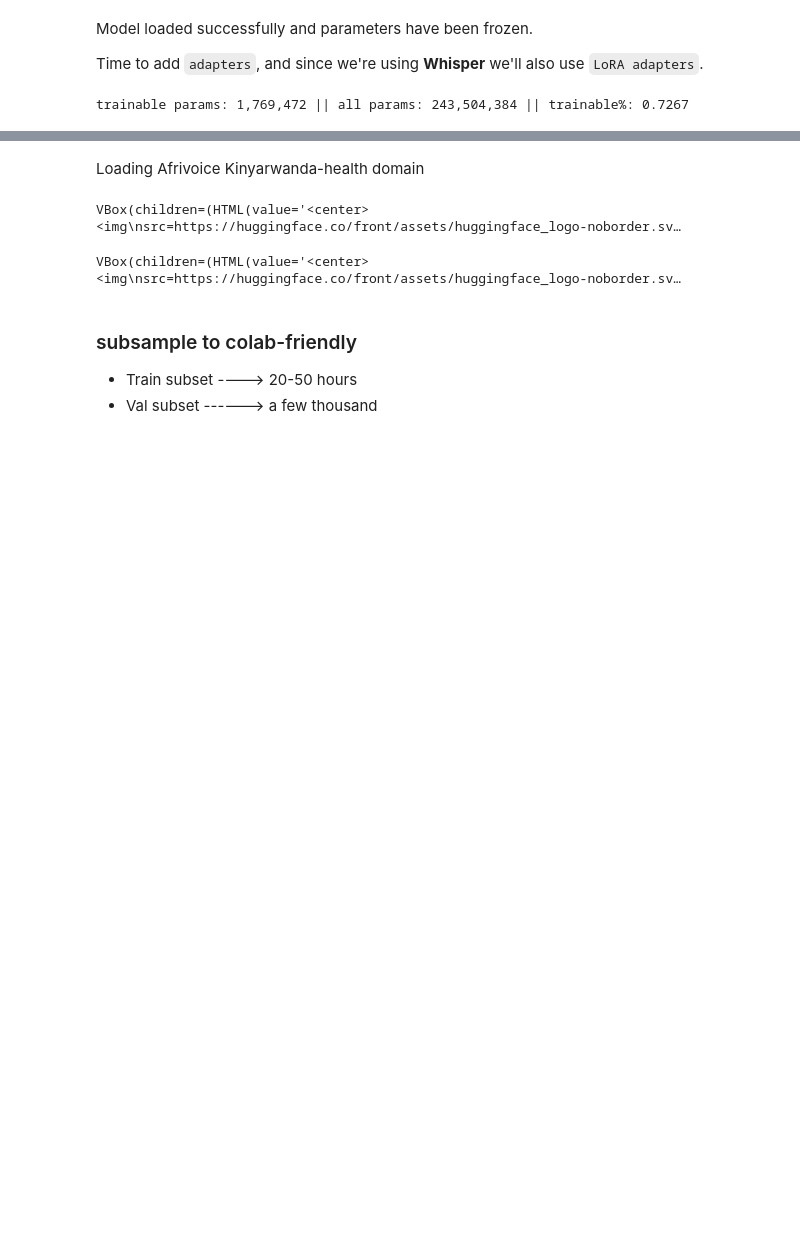
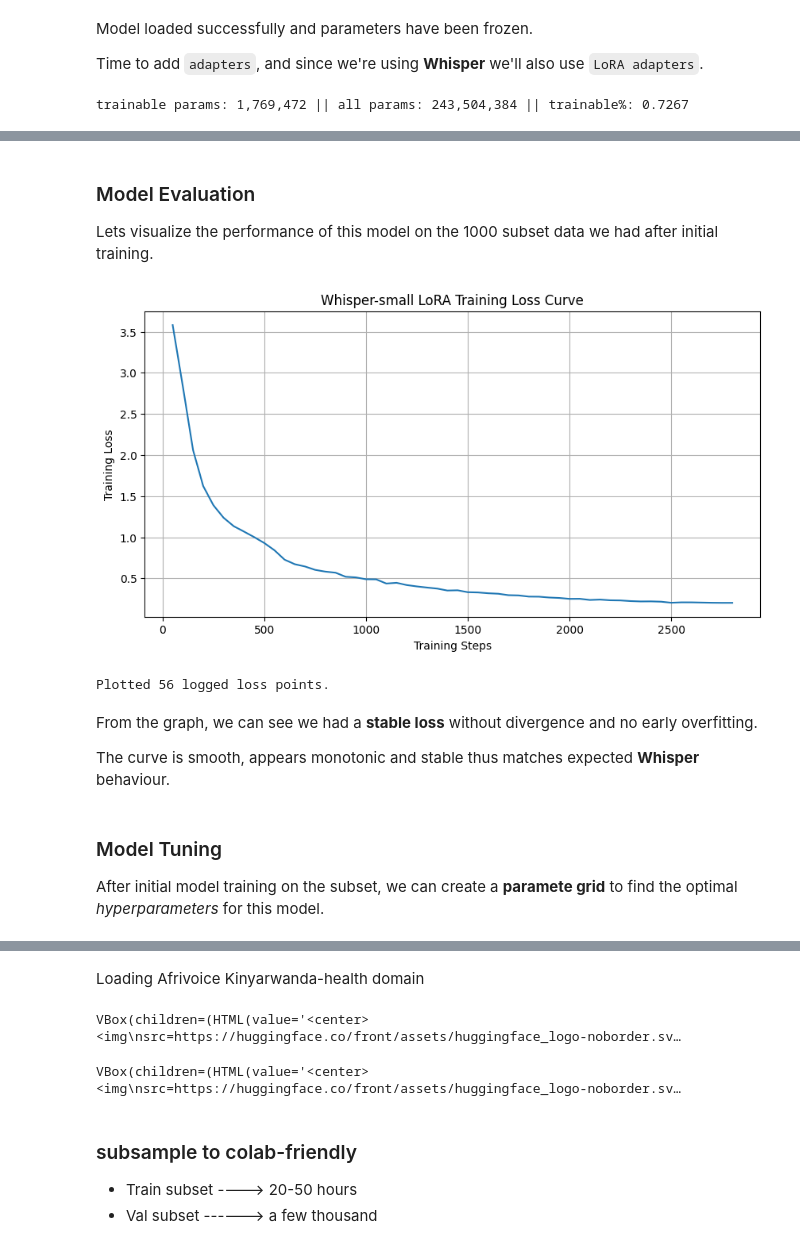
Before and after one commit to MarwaBrian/ASR_Fellowship_Challenge, a Jupyter notebook: Indaba.ipynb, the cells around one changed output, grey strips where cells are left out. Cells and saved outputs as stored; diff of their text form; code cells hidden in the pictures; blank space fills up the shorter version.

```diff
--- a/Indaba.ipynb
+++ b/Indaba.ipynb
@@ -571,0 +598,6 @@ trainable params: 1,769,472 || all params: 243,504,384 || trainable%: 0.7267
+# %%
+print("Before filtering:", len(dataset))
+
+dataset = dataset.filter(lambda x: x.get("text") not in [None, ""])
+
+print("After filtering:", len(dataset))
@@ -571,0 +668,6 @@ trainable params: 1,769,472 || all params: 243,504,384 || trainable%: 0.7267
+# %%
+
+#apply the function to our dataset
+cleaned_dataset = dataset.map(extractorr, remove_columns=dataset.column_names)
+
+cleaned_dataset[0].keys()
@@ -571,0 +715,2 @@ trainable params: 1,769,472 || all params: 243,504,384 || trainable%: 0.7267
+# %%
+data_collator = DataCollatorWhisperr(processor)
@@ -571,0 +821,5 @@ trainable params: 1,769,472 || all params: 243,504,384 || trainable%: 0.7267
+# %%
+
+# #training, watching & checkpointing
+train_result = trainer.train()
+trainer.save_model("/content/drive/MyDrive/whisper_adapter_ckpts/final_full_trainer_save")
@@ -571,0 +845,37 @@ trainable params: 1,769,472 || all params: 243,504,384 || trainable%: 0.7267
+# %% [markdown]
+### Model Evaluation
+Lets visualize the performance of this model on the 1000 subset data we had after initial training.
+# %%
+import matplotlib.pyplot as plt
+
+# Extract training loss history from the trainer state
+log_history = trainer.state.log_history
+
+steps = []
+losses = []
+
+for entry in log_history:
+    if "loss" in entry and "learning_rate" in entry:  # standard training log entries
+        steps.append(entry["step"])
+        losses.append(entry["loss"])
+
+# Plot
+plt.figure(figsize=(10,5))
+plt.plot(steps, losses)
+plt.xlabel("Training Steps")
+plt.ylabel("Training Loss")
+plt.title("Whisper-small LoRA Training Loss Curve")
+plt.grid(True)
+plt.show()
+
+print(f"Plotted {len(losses)} logged loss points.")
+# %% [output]
+[figure, added]
+Plotted 56 logged loss points.
+# %% [markdown]
+From the graph, we can see we had a **stable loss** without divergence and no early overfitting.
+
+The curve is smooth, appears monotonic and stable thus matches expected **Whisper** behaviour.
+# %% [markdown]
+### Model Tuning
+After initial model training on the subset, we can create a **paramete grid** to find the optimal *hyperparameters* for this model.
```
Also changed, not shown: parts of 33 cells of this notebook.
